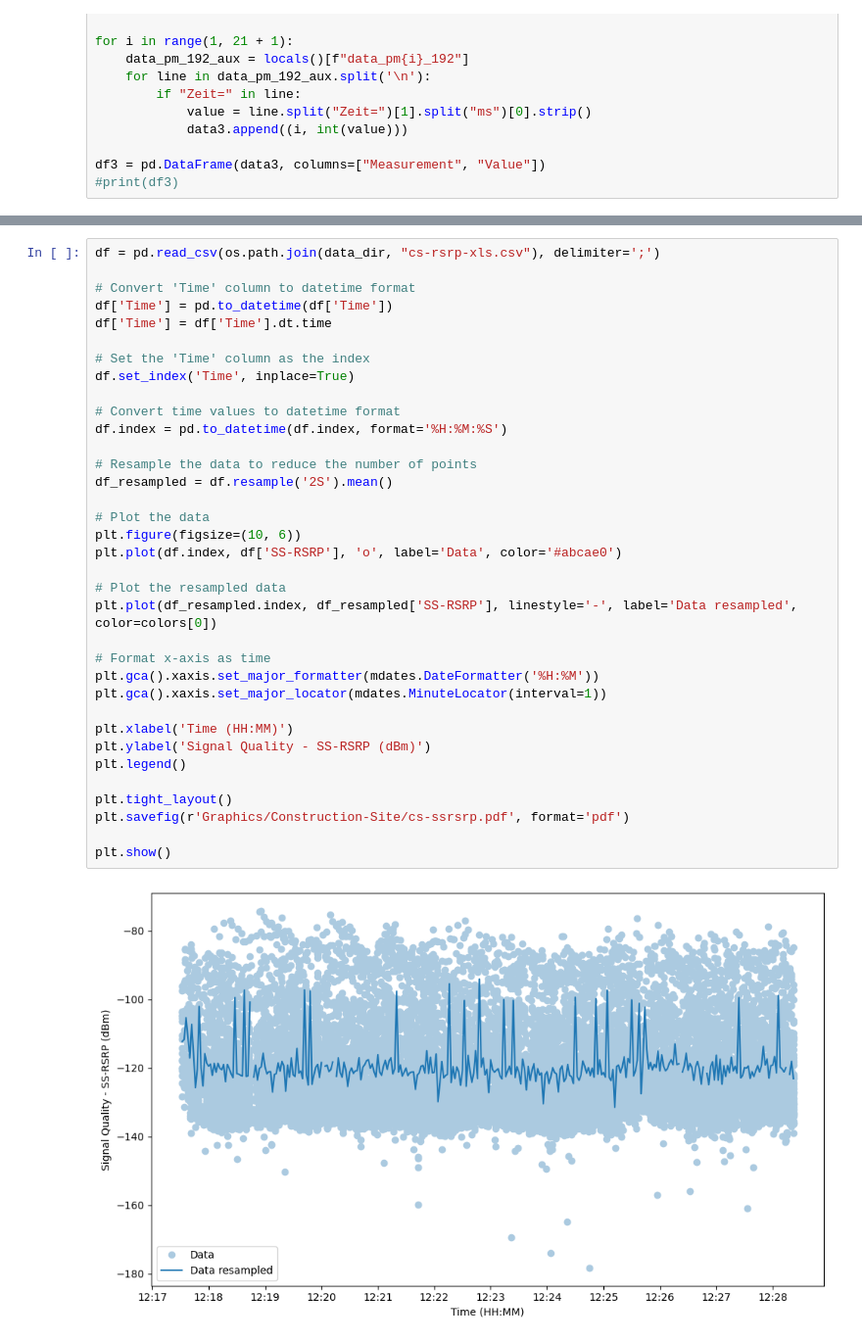
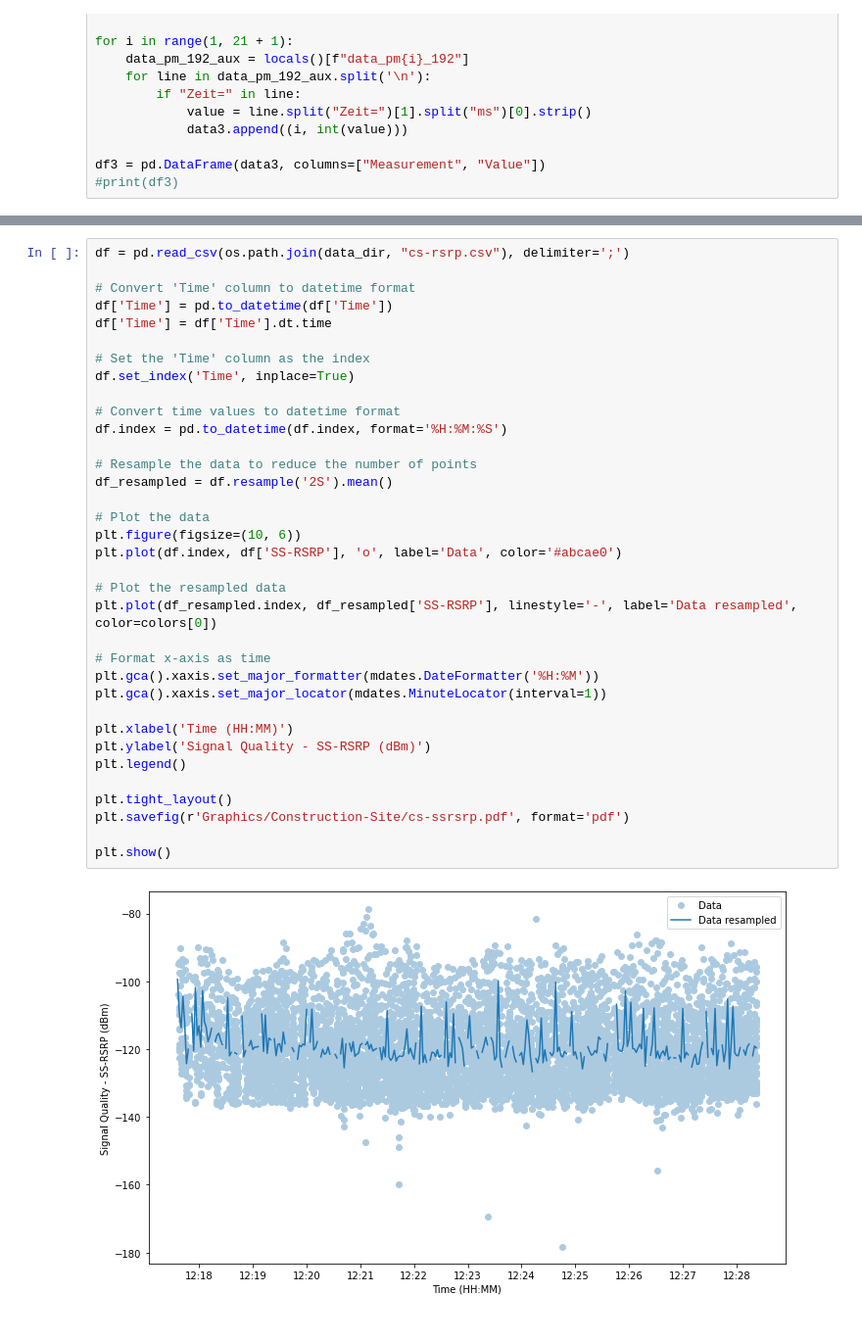
Before and after one commit to luizassimoes/bachelor-thesis, a Jupyter notebook: CS-codes.ipynb, the cells around one changed output, grey strips where cells are left out. Shown at 98% size. Drawn from its saved outputs; the diff is of its cells as text.

Commit message:
cs-rsrp.csv

```diff
--- a/CS-codes.ipynb
+++ b/CS-codes.ipynb
@@ -245,5 +245,5 @@ plt.show()
 # %%
-df = pd.read_csv(os.path.join(data_dir, "cs-rsrp-xls.csv"), delimiter=';')
+df = pd.read_csv(os.path.join(data_dir, "cs-rsrp.csv"), delimiter=';')
 
 # Convert 'Time' column to datetime format
 df['Time'] = pd.to_datetime(df['Time'])
@@ -251,32 +251,32 @@ df['Time'] = df['Time'].dt.time
 
 # Set the 'Time' column as the index
 df.set_index('Time', inplace=True)
 
 # Convert time values to datetime format
 df.index = pd.to_datetime(df.index, format='%H:%M:%S')
 
 # Resample the data to reduce the number of points
 df_resampled = df.resample('2S').mean()
 
 # Plot the data
 plt.figure(figsize=(10, 6))
 plt.plot(df.index, df['SS-RSRP'], 'o', label='Data', color='#abcae0')
 
 # Plot the resampled data
 plt.plot(df_resampled.index, df_resampled['SS-RSRP'], linestyle='-', label='Data resampled', color=colors[0])
 
 # Format x-axis as time
 plt.gca().xaxis.set_major_formatter(mdates.DateFormatter('%H:%M'))
 plt.gca().xaxis.set_major_locator(mdates.MinuteLocator(interval=1))
 
 plt.xlabel('Time (HH:MM)')
 plt.ylabel('Signal Quality - SS-RSRP (dBm)')
 plt.legend()
 
 plt.tight_layout()
 plt.savefig(r'Graphics/Construction-Site/cs-ssrsrp.pdf', format='pdf')
 
 plt.show()
 # %% [output]
-[figure, old version]
+[figure, new version]
 # %%
```
Also changed, not shown: parts of 7 cells of this notebook, 8 other files.
